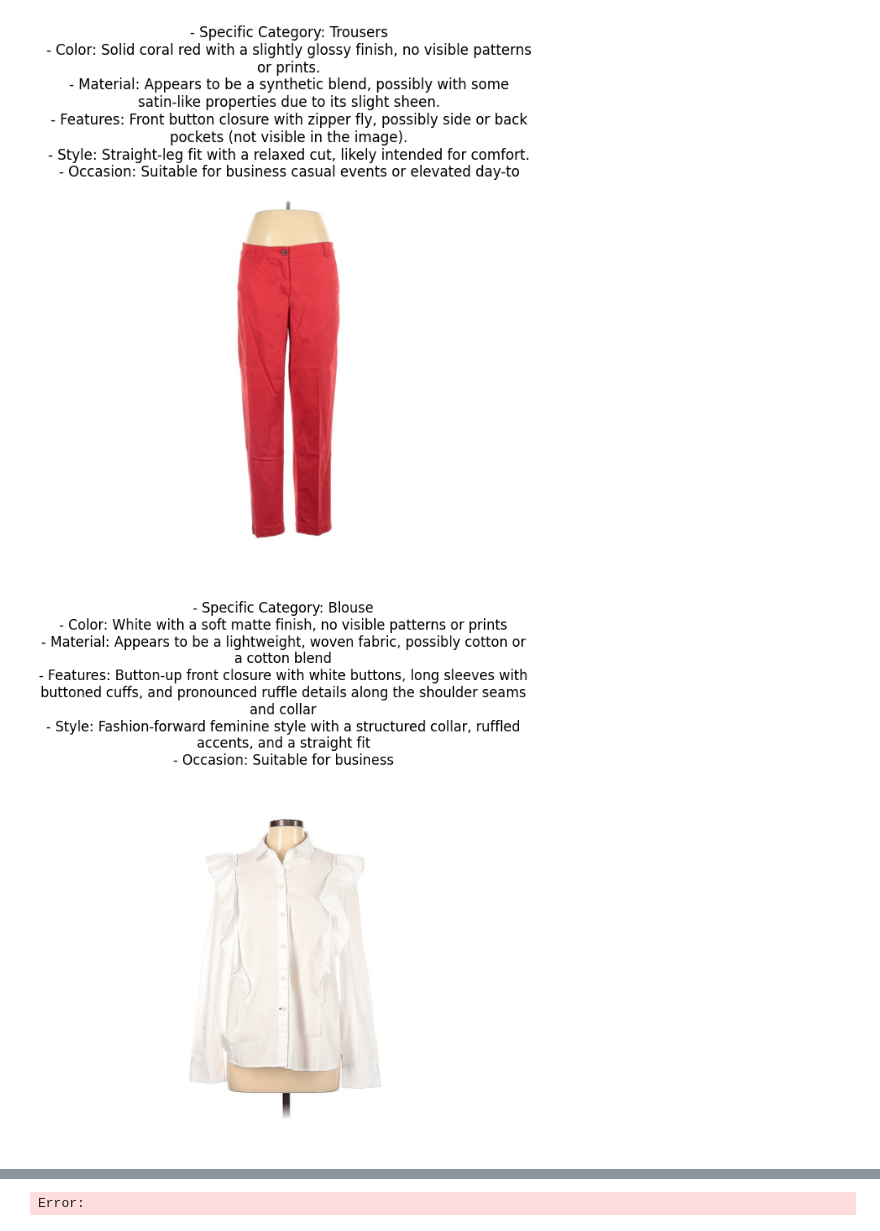
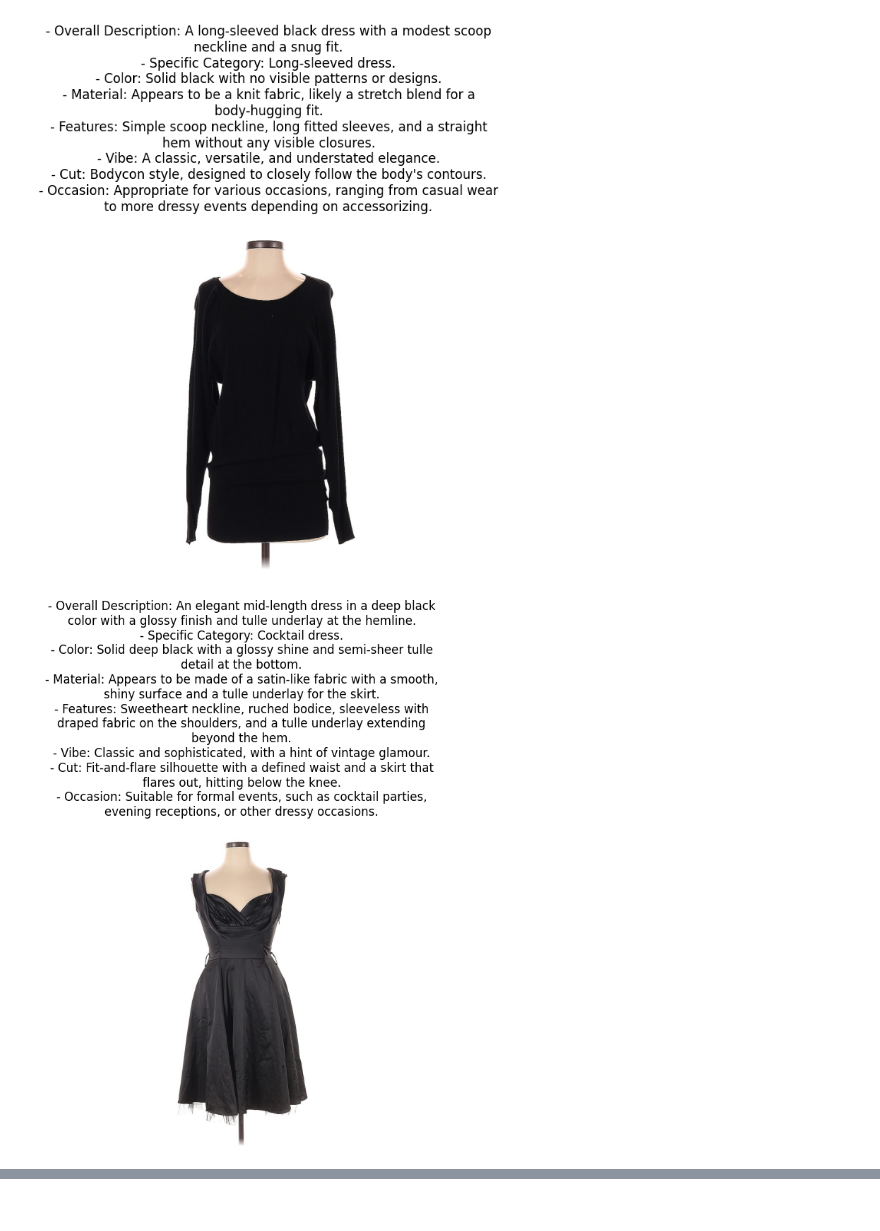
Before and after one commit to Esra-Al/Image_Classification, a Jupyter notebook: B_image_captions_api_with_subcategories.ipynb, the cells around one changed output, grey strips where cells are left out. Cells and saved outputs as stored; diff of their text form; code cells hidden in the pictures.

```diff
--- a/B_image_captions_api_with_subcategories.ipynb
+++ b/B_image_captions_api_with_subcategories.ipynb
@@ -40,7 +61,7 @@ def encode_image(image_path: str):
         return f"data:{mime_type};base64,{encoded_string}"
 
 
-def create_payload(images: list[str], prompt: str, model="gpt-4-vision-preview", max_tokens=100, detail="high"):
+def create_payload(images: list[str], prompt: str, model="gpt-4-vision-preview", max_tokens=max_tokens, detail="high"):
     """Creates the payload for the API request."""
     messages = [
         {
@@ -80,11 +101,8 @@ def query_openai(payload):
     response = requests.post("https://api.openai.com/v1/chat/completions", headers=headers, json=payload)
     return response.json()
 # %%
-# Specify the path to dedupped_images
-folder_path = "data/StanfordJpegs/dedupped_images"
-
 # List all files in the folder
-files_in_folder = os.listdir(folder_path)
+files_in_folder = os.listdir(category_folder_path)
 
 # Create a list to store the paths of the JPEG images
-image_paths = [os.path.join(folder_path, file) for file in files_in_folder if file.endswith('.jpg')]
+image_paths = [os.path.join(category_folder_path, file) for file in files_in_folder if file.endswith('.jpg')]
@@ -141,4 +166,4 @@ responses_df.to_csv(csv_filename, index=False)
 # %%
 # Print or process the responses
-for item in responses[9:10]:
+for item in responses[105:108]:
     print(f"Filename: {item['filename']}\nDescription: {item['description']}\n")
@@ -152,0 +170,14 @@ Description: - Specific Category: Dress shirt
+# %%
+import random
+import shutil
+random_ix = random.sample(range(55, len(captions)), 20)
+destination_folder = os.path.join(category_folder_path, 'selected_images_human_captioning')
+
+if not os.path.exists(destination_folder):
+    os.makedirs(destination_folder)
+
+
+for item in random_ix:
+    source_file = os.path.join(category_folder_path, captions["filename"][item])
+    # Copy the file to the new location
+    shutil.copy(source_file, destination_folder)
@@ -153,29 +186,27 @@ Description: - Specific Category: Dress shirt
 # %%
-#for visualizing data from csv files
-captions_path = "C:/Users/Esra/Desktop/Deep_Learning/Image_Classification/Fashion/Classify_ThreadUp_Images/dedupped_descriptions3.csv"
-captions = pd.read_csv(captions_path)
-output_dir = "C:/Users/Esra/Desktop/Deep_Learning/Image_Classification/Fashion/Classify_ThreadUp_Images/data/StanfordJpegs/dedupped_images/"
+captions = pd.read_csv(captions_csv_path)
+
 
 # Iterate over the responses and display each image with its description
-for item in range(10):
+for item in range(0, 2):
 
-    img_path = os.path.join(output_dir, captions["filename"][item])
+    img_path = os.path.join(category_folder_path, captions["filename"][item])
 
     # Open the image
     img = Image.open(img_path)
 
     # Set up the matplotlib figure
     plt.figure(figsize=(6, 6))
 
     # Display the image
     plt.imshow(img)
     plt.axis('off')  # Remove axis ticks
 
     # Display the description
     plt.title(captions["description"][item], wrap=True)
 
     # Show the plot
     plt.show()
 # %% [output]
-[figure, old version]
+[figure, new version]
-[figure, old version]
+[figure, new version]
@@ -190 +212,0 @@ for item in range(10):
-Error:
```
Also changed, not shown: parts of 11 cells of this notebook, 3 other files.
